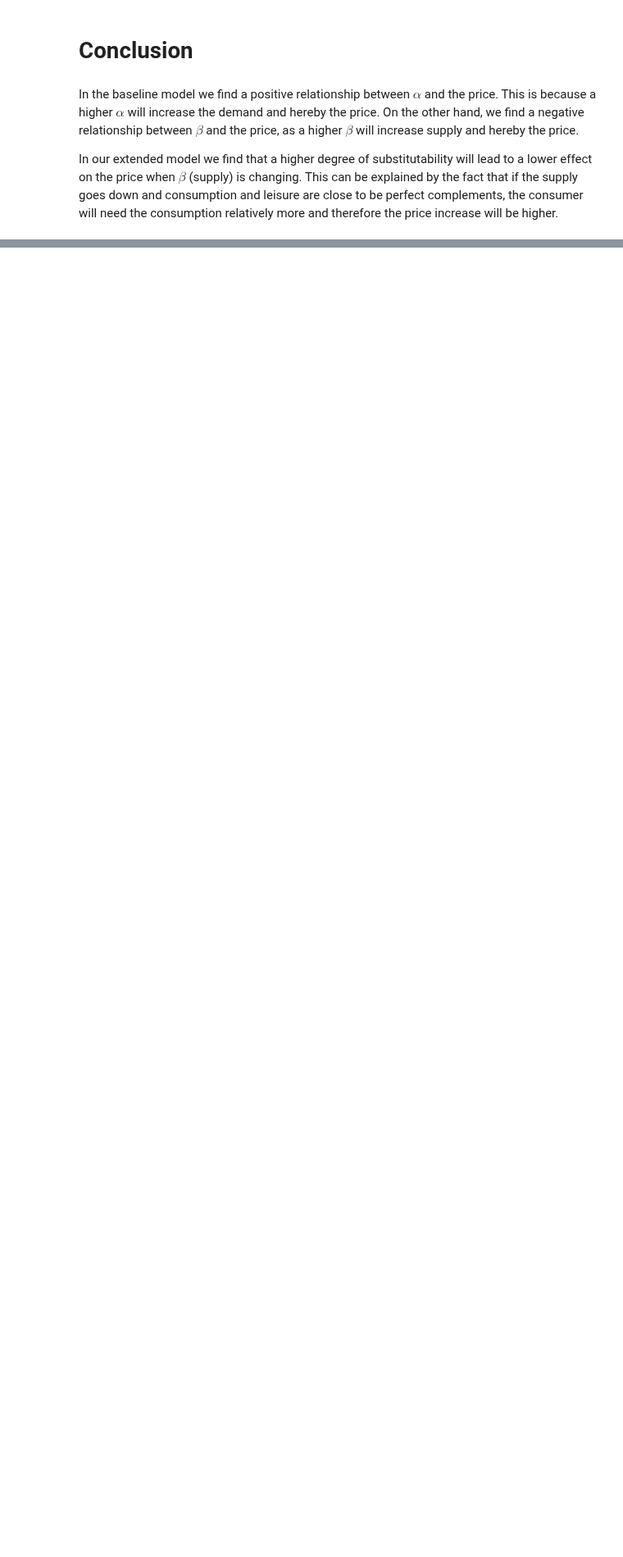
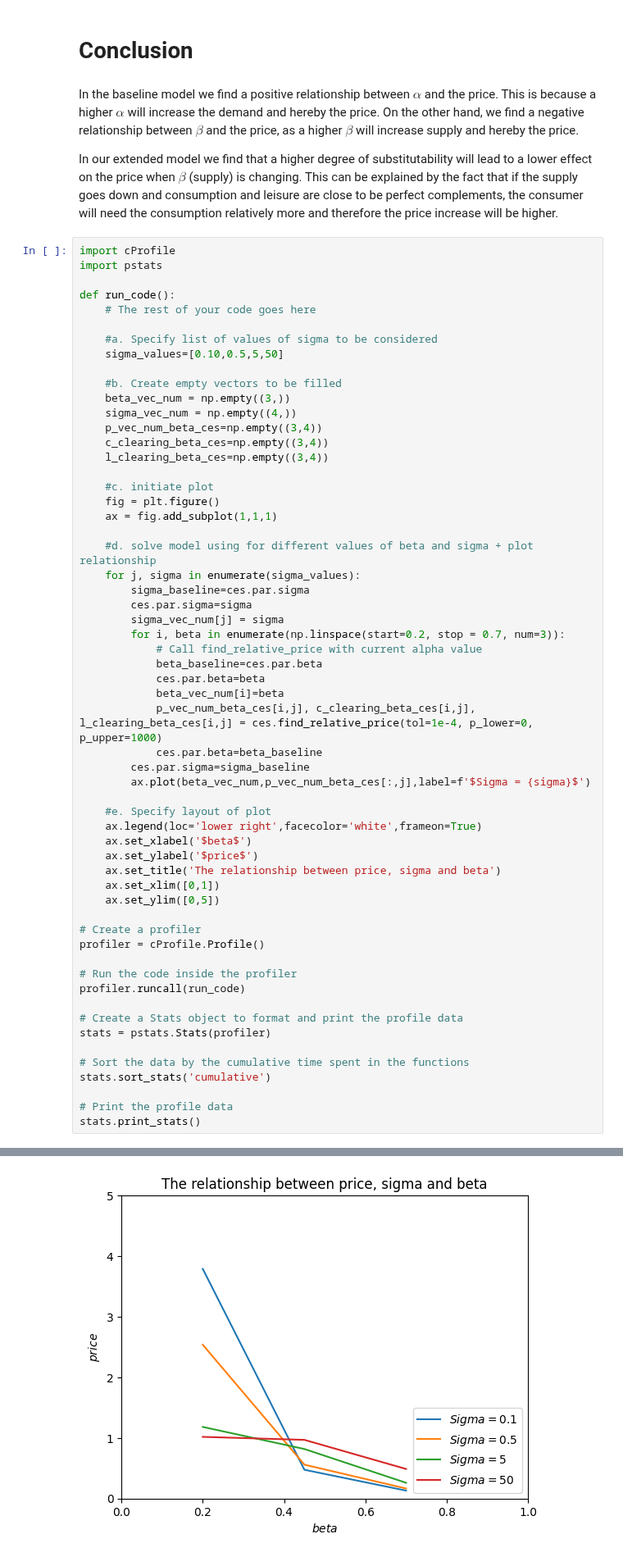
Before and after one commit to NumEconCopenhagen/projects-2023-andershuus_christianfogel, a Jupyter notebook: modelproject/modelproject.ipynb, the cells around one changed output, grey strips where cells are left out. Shown at 82% size. Cells and saved outputs as stored; diff of their text form; blank space fills up the shorter version.

```diff
--- a/modelproject/modelproject.ipynb
+++ b/modelproject/modelproject.ipynb
@@ -324,3 +326,62 @@ The results see from the figure above is in line with our expectations. Let's co
 In the baseline model we find a positive relationship between $\alpha$ and the price. This is because a higher $\alpha$ will increase the demand and hereby the price. On the other hand, we find a negative relationship between $\beta$ and the price, as a higher $\beta$ will increase supply and hereby the price.
 
 In our extended model we find that a higher degree of substitutability will lead to a lower effect on the price when $\beta$ (supply) is changing. This can be explained by the fact that if the supply goes down and consumption and leisure are close to be perfect complements, the consumer will need the consumption relatively more and therefore the price increase will be higher.
+# %%
+import cProfile
+import pstats
+
+def run_code():
+    # The rest of your code goes here
+
+    #a. Specify list of values of sigma to be considered
+    sigma_values=[0.10,0.5,5,50]
+
+    #b. Create empty vectors to be filled
+    beta_vec_num = np.empty((3,))
+    sigma_vec_num = np.empty((4,))
+    p_vec_num_beta_ces=np.empty((3,4))
+    c_clearing_beta_ces=np.empty((3,4))
+    l_clearing_beta_ces=np.empty((3,4))
+
+    #c. initiate plot
+    fig = plt.figure()
+    ax = fig.add_subplot(1,1,1)
+
+    #d. solve model using for different values of beta and sigma + plot relationship
+    for j, sigma in enumerate(sigma_values):
+        sigma_baseline=ces.par.sigma
+        ces.par.sigma=sigma
+        sigma_vec_num[j] = sigma
+        for i, beta in enumerate(np.linspace(start=0.2, stop = 0.7, num=3)):
+            # Call find_relative_price with current alpha value
+            beta_baseline=ces.par.beta
+            ces.par.beta=beta
+            beta_vec_num[i]=beta
+            p_vec_num_beta_ces[i,j], c_clearing_beta_ces[i,j], l_clearing_beta_ces[i,j] = ces.find_relative_price(tol=1e-4, p_lower=0, p_upper=1000)
+            ces.par.beta=beta_baseline
+        ces.par.sigma=sigma_baseline
+        ax.plot(beta_vec_num,p_vec_num_beta_ces[:,j],label=f'$Sigma = {sigma}$')
+
+    #e. Specify layout of plot
+    ax.legend(loc='lower right',facecolor='white',frameon=True)
+    ax.set_xlabel('$beta$')
+    ax.set_ylabel('$price$')
+    ax.set_title('The relationship between price, sigma and beta')
+    ax.set_xlim([0,1])
+    ax.set_ylim([0,5])
+
+# Create a profiler
+profiler = cProfile.Profile()
+
+# Run the code inside the profiler
+profiler.runcall(run_code)
+
+# Create a Stats object to format and print the profile data
+stats = pstats.Stats(profiler)
+
+# Sort the data by the cumulative time spent in the functions
+stats.sort_stats('cumulative')
+
+# Print the profile data
+stats.print_stats()
+# %% [output]
@@ -326,0 +406 @@ In our extended model we find that a higher degree of substitutability will lead
+[figure, added]
```
Also changed, not shown: parts of 4 cells of this notebook, 2 other files.
